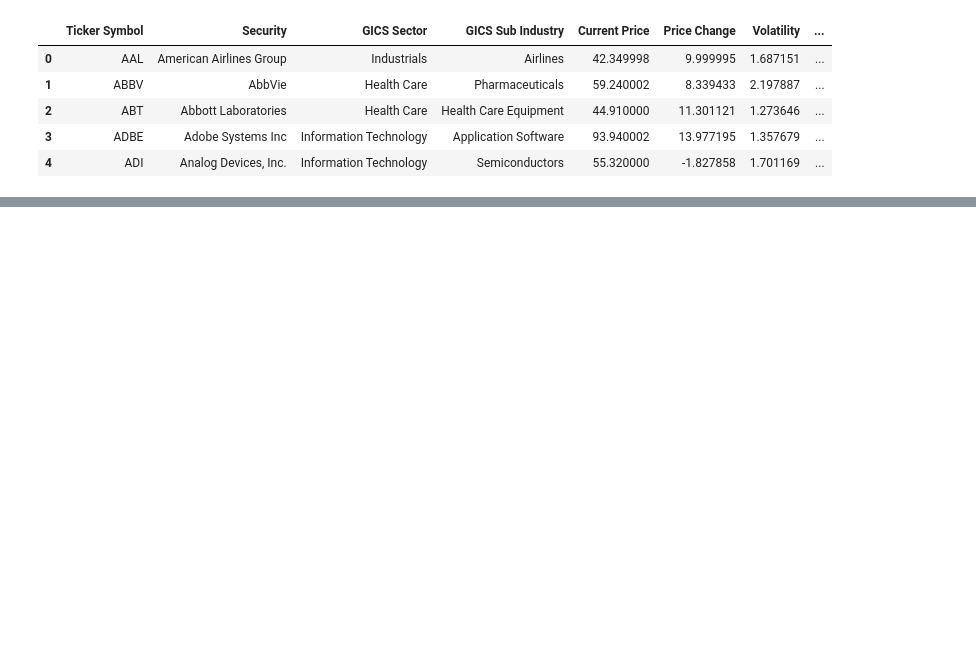
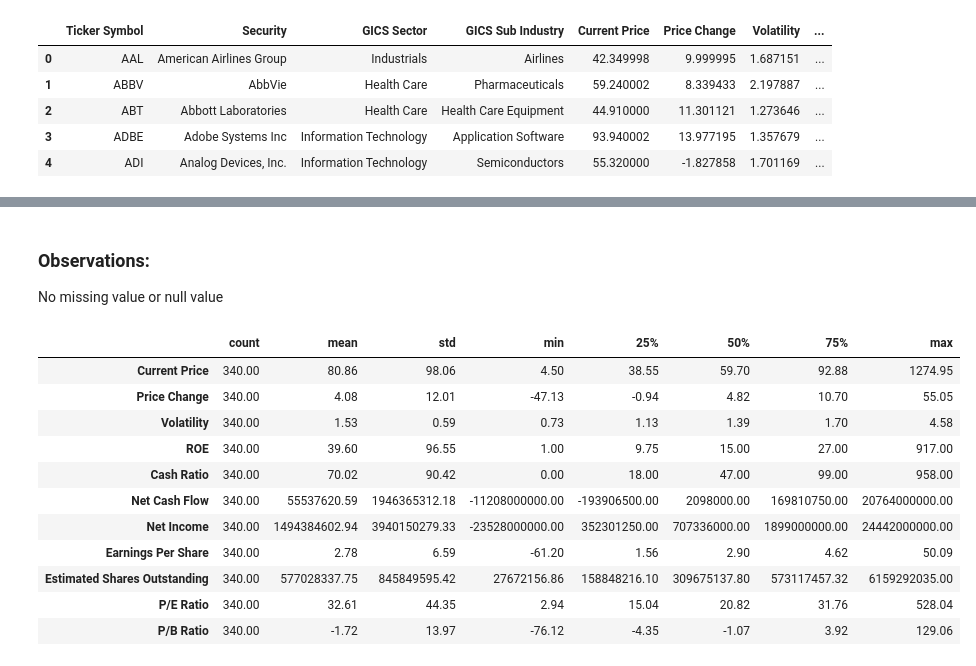
Before and after one commit to Rajesh2015/Trade-Ahead-Prediction, a Jupyter notebook: trade-ahead-solution.ipynb, the cells around one changed output, grey strips where cells are left out. Cells and saved outputs as stored; diff of their text form; code cells hidden in the pictures; blank space fills up the shorter version.

```diff
--- a/trade-ahead-solution.ipynb
+++ b/trade-ahead-solution.ipynb
@@ -72,6 +72,8 @@ from scipy.cluster.hierarchy import dendrogram, linkage, cophenet
 # To ignore unnecessary warnings
 import warnings
 warnings.filterwarnings("ignore")
+# Set pandas display option to avoid scientific notation
+pd.set_option('display.float_format', '{:.2f}'.format)
 # %%
 # mount the drive
 from google.colab import drive
@@ -203,0 +240,18 @@ trade_ahead_df.head()
+# %% [markdown]
+### Observations:
+No missing value or null value
+# %%
+trade_ahead_df.describe(include='number').T
+# %% [output]
+|  | count | mean | std | min | 25% | 50% | 75% | max |
+| Current Price | 340.00 | 80.86 | 98.06 | 4.50 | 38.55 | 59.70 | 92.88 | 1274.95 |
+| Price Change | 340.00 | 4.08 | 12.01 | -47.13 | -0.94 | 4.82 | 10.70 | 55.05 |
+| Volatility | 340.00 | 1.53 | 0.59 | 0.73 | 1.13 | 1.39 | 1.70 | 4.58 |
+| ROE | 340.00 | 39.60 | 96.55 | 1.00 | 9.75 | 15.00 | 27.00 | 917.00 |
+| Cash Ratio | 340.00 | 70.02 | 90.42 | 0.00 | 18.00 | 47.00 | 99.00 | 958.00 |
+| Net Cash Flow | 340.00 | 55537620.59 | 1946365312.18 | -11208000000.00 | -193906500.00 | 2098000.00 | 169810750.00 | 20764000000.00 |
+| Net Income | 340.00 | 1494384602.94 | 3940150279.33 | -23528000000.00 | 352301250.00 | 707336000.00 | 1899000000.00 | 24442000000.00 |
+| Earnings Per Share | 340.00 | 2.78 | 6.59 | -61.20 | 1.56 | 2.90 | 4.62 | 50.09 |
+| Estimated Shares Outstanding | 340.00 | 577028337.75 | 845849595.42 | 27672156.86 | 158848216.10 | 309675137.80 | 573117457.32 | 6159292035.00 |
+| P/E Ratio | 340.00 | 32.61 | 44.35 | 2.94 | 15.04 | 20.82 | 31.76 | 528.04 |
+| P/B Ratio | 340.00 | -1.72 | 13.97 | -76.12 | -4.35 | -1.07 | 3.92 | 129.06 |
```
Also changed, not shown: parts of 6 cells of this notebook.
